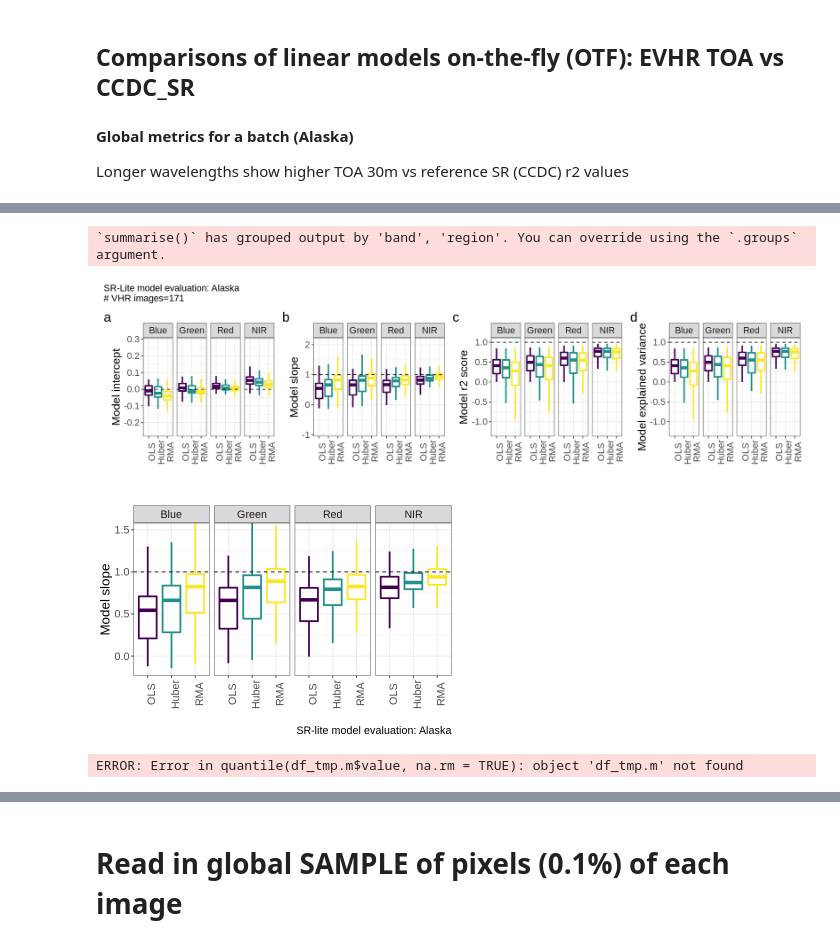
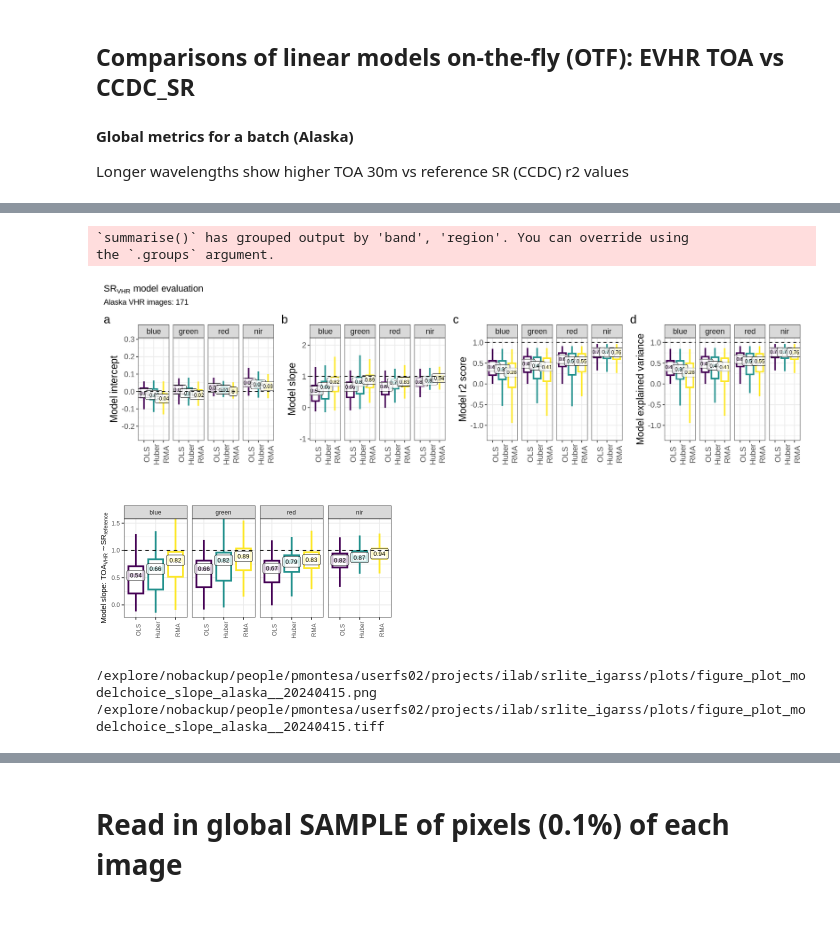
Before and after one commit to pahbs/geoscitools, a Jupyter notebook: srlite_igarss_results.ipynb, the cells around one changed output, grey strips where cells are left out. Saved outputs shown, nothing was run; the diff lists cells and outputs as text; code cells hidden in the pictures; blank space fills up the shorter version.

Commit message:
various nbs: icesat2, boreal height cmip, srlite

```diff
--- a/srlite_igarss_results.ipynb
+++ b/srlite_igarss_results.ipynb
@@ -27,5 +86,5 @@ Skipping install of 'rnaturalearthhires' from a github remote, the SHA1 (c3785a8
 # %%
-srlite_metrics_df = read.csv('/explore/nobackup/people/pmontesa/srlite/srlite_diagnostics_20221028/global/metrics_by_scene_method_band.csv')
+srlite_metrics_df = read.csv(path(DIR_SRLITE, '/srlite_diagnostics_20221028/global/metrics_by_scene_method_band.csv'))
 # remove chars in slope col
 srlite_metrics_df$slope = as.numeric(gsub("\\[|\\]","", srlite_metrics_df$slope))
 # Get catid field
@@ -103,31 +170,31 @@ names(df_tmp)
 # %%
 options(repr.plot.width = 10, repr.plot.height = 5)
 
-srlite_metrics_df$band = factor(srlite_metrics_df$band, levels=c('Blue', 'Green', 'Red', 'NIR'))
-
 REGION = 'Alaska'
 
+# Here, selecting with 'OTF' identifies the TOA v CCDC models
 df_tmp = srlite_metrics_df %>%
     dplyr::filter((region == REGION) &
                   #(explained_variance >=-999) & # why was this here?
                   str_detect(comparison, 'OTF'))  %>%
     droplevels()
 
+df_tmp$band = factor(df_tmp$band, levels=band_name_ordered_labels)
 levels(df_tmp$comparison) = model_type_labels
-df_tmp$band = factor(df_tmp$band, levels=c('Blue', 'Green', 'Red', 'NIR'))
 
 smry = df_tmp %>%
     #dplyr::filter(str_detect(comparison, 'OTF')) %>%
     #dplyr::filter(explained_variance >=-999) %>%
     dplyr::group_by(band, region, comparison) %>%
     dplyr::summarize(
-        r2_score_median = median(r2_score),
-        slope_median = median(slope),
-        int_median = median(intercept)
+        explained_variance =  round(median(explained_variance), dig=2),
+        r2_score = round(median(r2_score), dig=2),
+        slope = round(median(slope), dig=2),
+        intercept = round(median(intercept), dig=2)
         ) %>%
     dplyr::mutate(comparison = factor(comparison))
 
-smry$band = factor(smry$band, levels=c('Blue', 'Green', 'Red', 'NIR'))
+smry$band = factor(smry$band, levels=band_name_ordered_labels)
 levels(smry$comparison) = model_type_labels
 
 geom_list = list(
@@ -138,7 +205,7 @@ geom_list = list(
         #                                          band = as_labeller(band_name_labels))
         #           ) ,
         theme_bw(),
-        theme(text=element_text(size=16)),
+        theme(text=element_text(size=14)),
         labs(caption=paste0('Batch: ',REGION))
     )
 
@@ -148,7 +215,7 @@ hist_r2_score = df_tmp %>%
         geom_vline(data=smry %>%
                    dplyr::filter(region == REGION) %>%
                    droplevels(),
-                   aes(xintercept=r2_score_median), color='black', linetype = 'dashed', size=1) +
+                   aes(xintercept=r2_score), color='black', linetype = 'dashed', size=1) +
         geom_list
 
 hist_slope = df_tmp %>%
@@ -157,7 +224,7 @@ hist_slope = df_tmp %>%
         geom_vline(data=smry %>%
                    dplyr::filter(region == REGION) %>%
                    droplevels(),
-                   aes(xintercept=slope_median), color='black', linetype = 'dashed', size=1)+
+                   aes(xintercept=slope), color='black', linetype = 'dashed', size=1)+
         geom_list
 
 hist_int = df_tmp %>%
@@ -166,10 +233,11 @@ hist_int = df_tmp %>%
         geom_vline(data=smry %>%
                    dplyr::filter(region == REGION) %>%
                    droplevels(),
-                   aes(xintercept=int_median), color='black', linetype = 'dashed', size=1)+
+                   aes(xintercept=intercept), color='black', linetype = 'dashed', size=1)+
         geom_list
 # %% [output]
-`summarise()` has grouped output by 'band', 'region'. You can override using the `.groups` argument.
+`summarise()` has grouped output by 'band', 'region'. You can override using
+the `.groups` argument.
 # %%
 options(repr.plot.width = 14, repr.plot.height = 4)
 
@@ -177,6 +245,7 @@ make_model_stats_boxplots <- function(df_tmp, y, y_name, y_intercept){
     box_p = df_tmp %>%
         ggplot() +
         geom_boxplot(aes(y= {{ y }} , x=comparison, color=comparison), size=1, show.legend=FALSE, outlier.shape = NA) +
+        geom_label(data=smry, aes(y={{ y }}, x=comparison, label={{ y }}), size=2.5, alpha=0.75) +
         geom_hline(aes(yintercept=y_intercept), linetype='dashed')+
         geom_list +
         facet_grid(. ~ band ,
@@ -197,19 +266,40 @@ make_model_stats_boxplots(df_tmp, slope, 'Model slope', y_intercept=1) +
 make_model_stats_boxplots(df_tmp, r2_score, 'Model r2 score', y_intercept=1) +
 make_model_stats_boxplots(df_tmp, explained_variance, 'Model explained variance', y_intercept=1) +
     plot_layout(design = layout, guides = "collect") +
-    plot_annotation(tag_levels = 'a', title=paste0('SR-Lite model evaluation: ', REGION, '\n# VHR images=', NUM_VHR ) )
+    plot_annotation(tag_levels = 'a', title=expression(SR[VHR]~model~evaluation), paste0(REGION, ' VHR images: ', NUM_VHR ) )
 # %% [output]
-[figure, old version]
+[figure, new version]
+# %%
+fight=2.5
+figwd=5
+figdpi=400
 # %%
-options(repr.plot.width = 6, repr.plot.height = 4)
-p = make_model_stats_boxplots(df_tmp, slope, 'Model slope', y_intercept=1)
-p + labs(caption = paste0('SR-lite model evaluation: ', REGION )) + coord_cartesian(ylim = c(-0.15,1.5))
+options(repr.plot.height = fight, repr.plot.width = figwd)
+p_boxplots_slope_modelchoice = make_model_stats_boxplots(df_tmp, slope,
+                                                         #'Model slope'
+                                                         expression(paste("Model slope:"~TOA[VHR]%~%SR[reference])),
+                                                         y_intercept=1) +
+    #labs(caption = paste0('SR-lite model evaluation: ', REGION )) +
+    coord_cartesian(ylim = c(-0.15,1.5)) +
+    theme(text = element_text(size=9))
+
+p_boxplots_slope_modelchoice
 # %% [output]
-[figure, old version]
+[figure, new version]
-# %%
-quantile(df_tmp.m$value, na.rm=TRUE)[2]
-# %% [output]
-ERROR: Error in quantile(df_tmp.m$value, na.rm = TRUE): object 'df_tmp.m' not found
+# %%
+DATA_NAME_STEM = "plot_modelchoice_slope_alaska"
+EXPORT_TIME_STR = format(Sys.time(), "_%Y%m%d")
+
+for(OUT_TYPE in c('png', 'tiff')){
+    fig_fn = path(DIR_SRLITE_OUTPLOTS, paste0("figure_",DATA_NAME_STEM,"_", EXPORT_TIME_STR,".", OUT_TYPE))
+    print(fig_fn)
+    ggsave(plot = p_boxplots_slope_modelchoice,
+           file = fig_fn,
+           device = OUT_TYPE, height = fight, width = figwd, dpi = figdpi)
+}
+# %% [output]
+/explore/nobackup/people/pmontesa/userfs02/projects/ilab/srlite_igarss/plots/figure_plot_modelchoice_slope_alaska__20240415.png
+/explore/nobackup/people/pmontesa/userfs02/projects/ilab/srlite_igarss/plots/figure_plot_modelchoice_slope_alaska__20240415.tiff
 # %%
 options(repr.plot.width = 20, repr.plot.height = 10)
 
```
Also changed, not shown: parts of 55 cells of this notebook, 9 other files.
